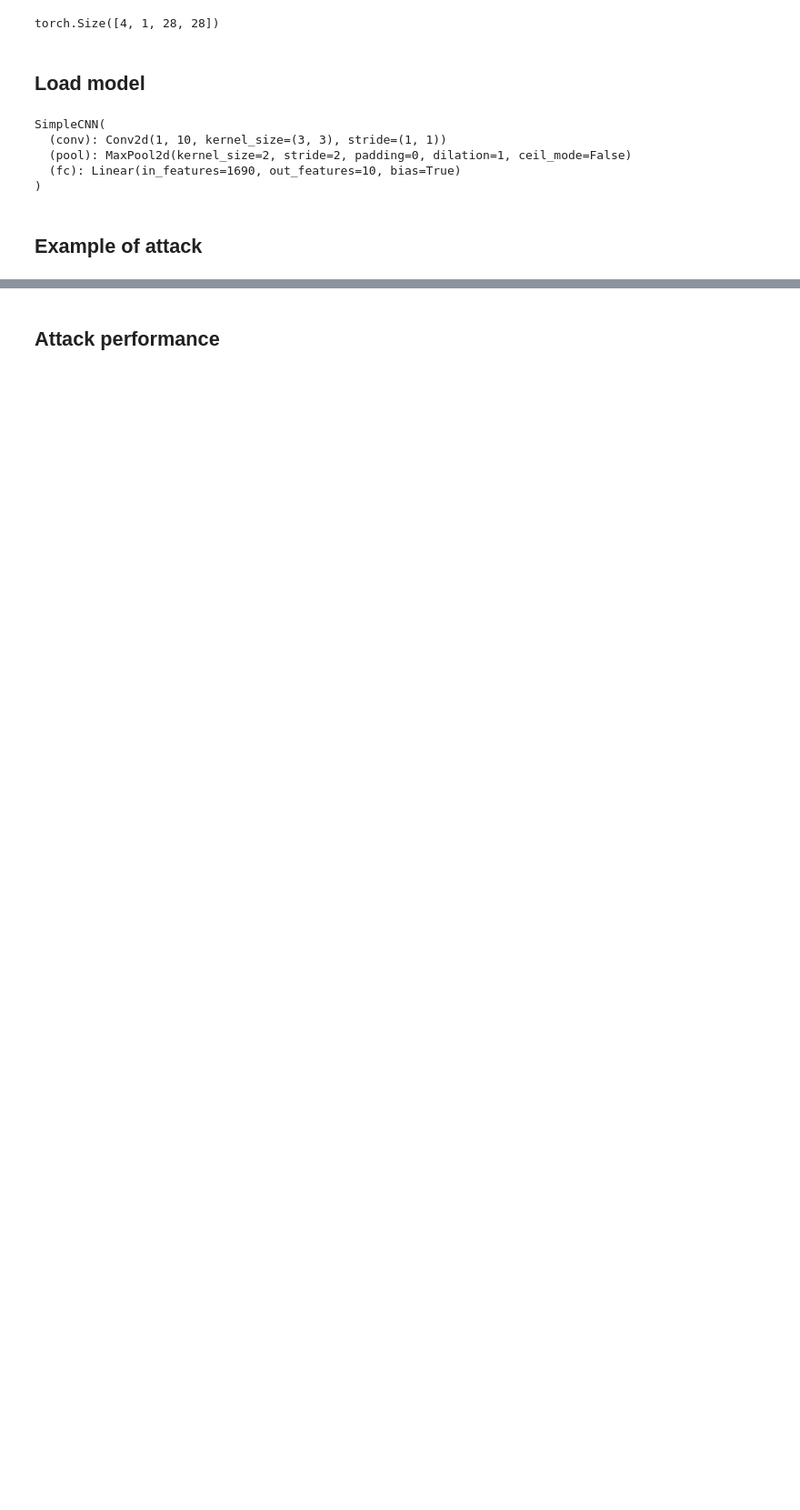
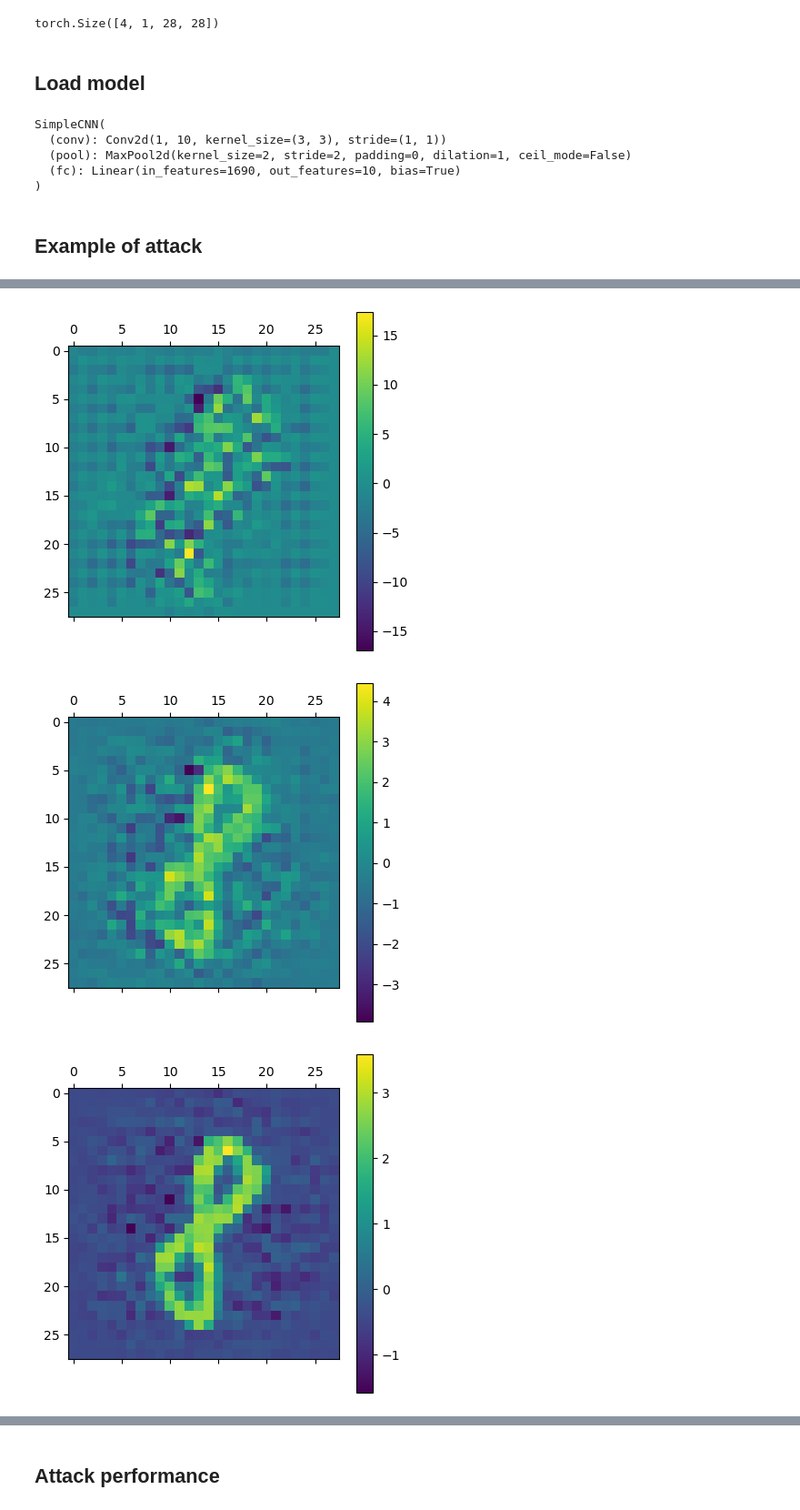
Before and after one commit to PabloHueso/Adversarial-attacks, a Jupyter notebook: ClassifierNotebook.ipynb, the cells around one changed output, grey strips where cells are left out. Shown at 91% size. Drawn from its saved outputs; the diff is of its cells as text; code cells hidden in the pictures; blank space fills up the shorter version.

```diff
--- a/ClassifierNotebook.ipynb
+++ b/ClassifierNotebook.ipynb
@@ -137,0 +136,8 @@ Clipping input data to the valid range for imshow with RGB data ([0..1] for floa
+# %%
+for i in range(adversarial_examples.shape[0]):
+    v = plt.matshow(adversarial_examples.detach().numpy()[i].squeeze(0)) # Shaping each image to matrix form
+    plt.colorbar(v)
+# %% [output]
+[figure, added]
+[figure, added]
+[figure, added]
```
Also changed, not shown: parts of 5 cells of this notebook.
